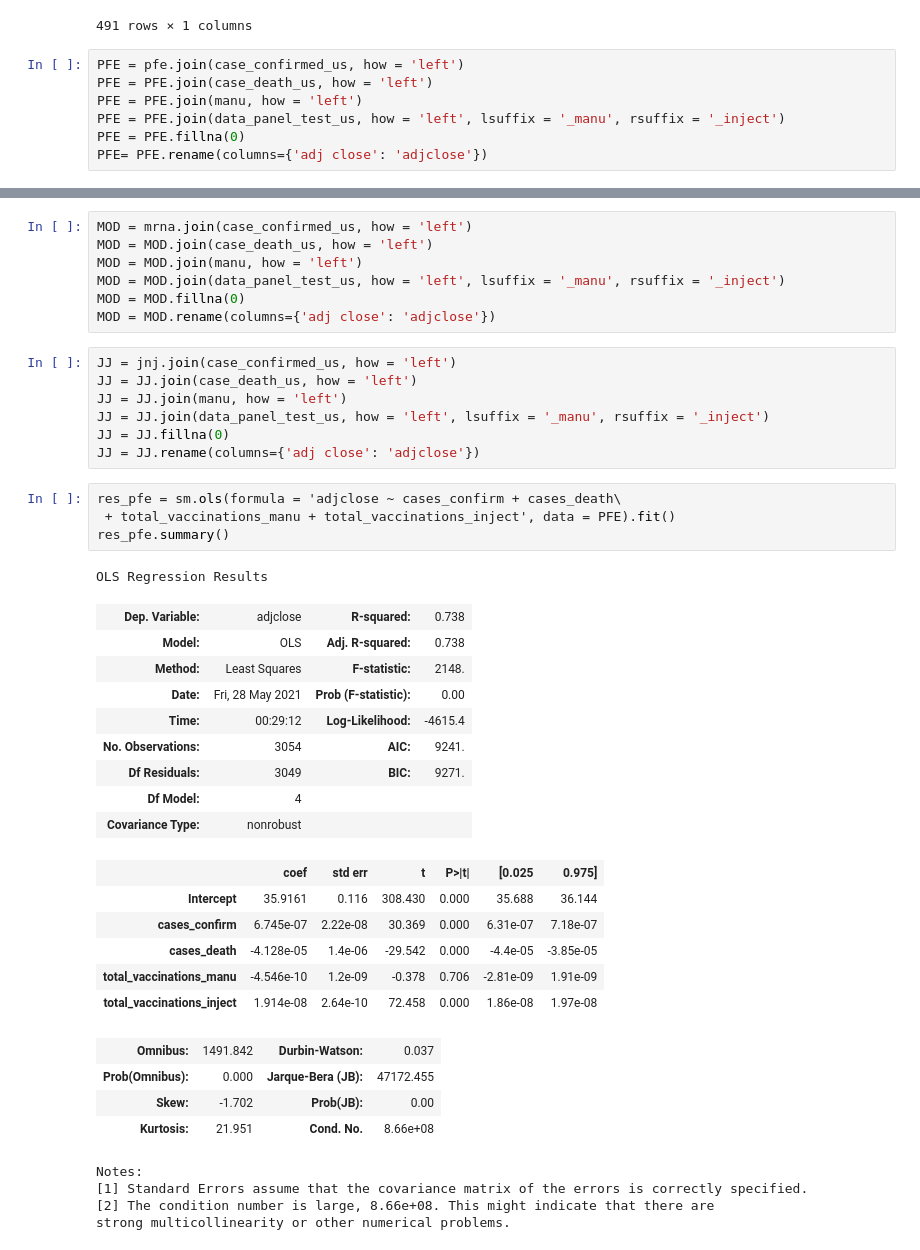
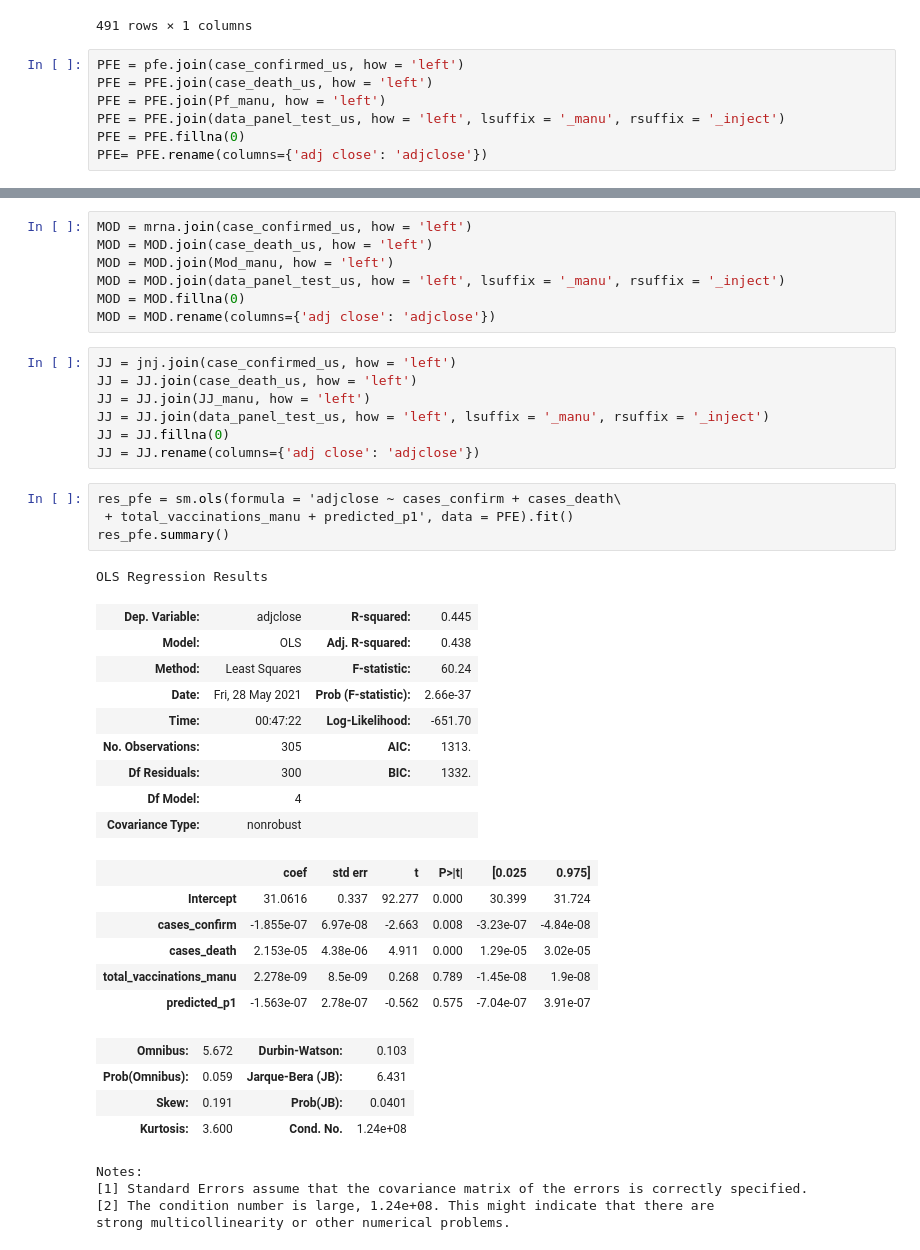
Before and after one commit to juno-yuu/COVID-Vaccine-and-Biotech-industry, a Jupyter notebook: Final_Project_Clean.ipynb, the cells around one changed output, grey strips where cells are left out. Drawn from its saved outputs; the diff is of its cells as text.

```diff
--- a/Final_Project_Clean.ipynb
+++ b/Final_Project_Clean.ipynb
@@ -436,7 +422,7 @@ case_death_us
 # %%
 PFE = pfe.join(case_confirmed_us, how = 'left')
 PFE = PFE.join(case_death_us, how = 'left')
-PFE = PFE.join(manu, how = 'left')
+PFE = PFE.join(Pf_manu, how = 'left')
 PFE = PFE.join(data_panel_test_us, how = 'left', lsuffix = '_manu', rsuffix = '_inject')
 PFE = PFE.fillna(0)
 PFE= PFE.rename(columns={'adj close': 'adjclose'})
@@ -456,43 +429,43 @@ Index(['open', 'high', 'low', 'close', 'adj close', 'volume', 'cases_confirm',
 # %%
 MOD = mrna.join(case_confirmed_us, how = 'left')
 MOD = MOD.join(case_death_us, how = 'left')
-MOD = MOD.join(manu, how = 'left')
+MOD = MOD.join(Mod_manu, how = 'left')
 MOD = MOD.join(data_panel_test_us, how = 'left', lsuffix = '_manu', rsuffix = '_inject')
 MOD = MOD.fillna(0)
 MOD = MOD.rename(columns={'adj close': 'adjclose'})
 # %%
 JJ = jnj.join(case_confirmed_us, how = 'left')
 JJ = JJ.join(case_death_us, how = 'left')
-JJ = JJ.join(manu, how = 'left')
+JJ = JJ.join(JJ_manu, how = 'left')
 JJ = JJ.join(data_panel_test_us, how = 'left', lsuffix = '_manu', rsuffix = '_inject')
 JJ = JJ.fillna(0)
 JJ = JJ.rename(columns={'adj close': 'adjclose'})
 # %%
 res_pfe = sm.ols(formula = 'adjclose ~ cases_confirm + cases_death\
- + total_vaccinations_manu + total_vaccinations_inject', data = PFE).fit()
+ + total_vaccinations_manu + predicted_p1', data = PFE).fit()
 res_pfe.summary()
 # %% [output]
 OLS Regression Results
-| Dep. Variable: | adjclose | R-squared: | 0.738 |
-| Model: | OLS | Adj. R-squared: | 0.738 |
-| Method: | Least Squares | F-statistic: | 2148. |
-| Date: | Fri, 28 May 2021 | Prob (F-statistic): | 0.00 |
-| Time: | 00:29:12 | Log-Likelihood: | -4615.4 |
-| No. Observations: | 3054 | AIC: | 9241. |
-| Df Residuals: | 3049 | BIC: | 9271. |
+| Dep. Variable: | adjclose | R-squared: | 0.445 |
+| Model: | OLS | Adj. R-squared: | 0.438 |
+| Method: | Least Squares | F-statistic: | 60.24 |
+| Date: | Fri, 28 May 2021 | Prob (F-statistic): | 2.66e-37 |
+| Time: | 00:47:22 | Log-Likelihood: | -651.70 |
+| No. Observations: | 305 | AIC: | 1313. |
+| Df Residuals: | 300 | BIC: | 1332. |
 | Df Model: | 4 |  |  |
 | Covariance Type: | nonrobust |  |  |
 |  | coef | std err | t | P>|t| | [0.025 | 0.975] |
-| Intercept | 35.9161 | 0.116 | 308.430 | 0.000 | 35.688 | 36.144 |
-| cases_confirm | 6.745e-07 | 2.22e-08 | 30.369 | 0.000 | 6.31e-07 | 7.18e-07 |
-| cases_death | -4.128e-05 | 1.4e-06 | -29.542 | 0.000 | -4.4e-05 | -3.85e-05 |
-| total_vaccinations_manu | -4.546e-10 | 1.2e-09 | -0.378 | 0.706 | -2.81e-09 | 1.91e-09 |
-| total_vaccinations_inject | 1.914e-08 | 2.64e-10 | 72.458 | 0.000 | 1.86e-08 | 1.97e-08 |
+| Intercept | 31.0616 | 0.337 | 92.277 | 0.000 | 30.399 | 31.724 |
+| cases_confirm | -1.855e-07 | 6.97e-08 | -2.663 | 0.008 | -3.23e-07 | -4.84e-08 |
+| cases_death | 2.153e-05 | 4.38e-06 | 4.911 | 0.000 | 1.29e-05 | 3.02e-05 |
+| total_vaccinations_manu | 2.278e-09 | 8.5e-09 | 0.268 | 0.789 | -1.45e-08 | 1.9e-08 |
+| predicted_p1 | -1.563e-07 | 2.78e-07 | -0.562 | 0.575 | -7.04e-07 | 3.91e-07 |
-| Omnibus: | 1491.842 | Durbin-Watson: | 0.037 |
-| Prob(Omnibus): | 0.000 | Jarque-Bera (JB): | 47172.455 |
-| Skew: | -1.702 | Prob(JB): | 0.00 |
-| Kurtosis: | 21.951 | Cond. No. | 8.66e+08 |
+| Omnibus: | 5.672 | Durbin-Watson: | 0.103 |
+| Prob(Omnibus): | 0.059 | Jarque-Bera (JB): | 6.431 |
+| Skew: | 0.191 | Prob(JB): | 0.0401 |
+| Kurtosis: | 3.600 | Cond. No. | 1.24e+08 |
 Notes:
 [1] Standard Errors assume that the covariance matrix of the errors is correctly specified.
-[2] The condition number is large, 8.66e+08. This might indicate that there are
+[2] The condition number is large, 1.24e+08. This might indicate that there are
 strong multicollinearity or other numerical problems.
```
Also changed, not shown: parts of 7 cells of this notebook.
